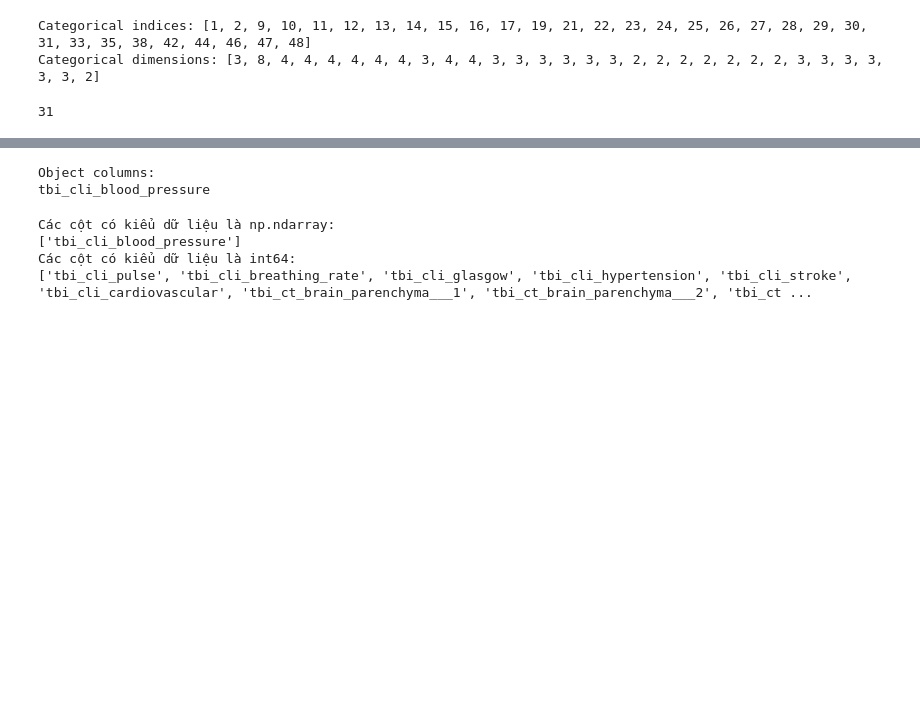
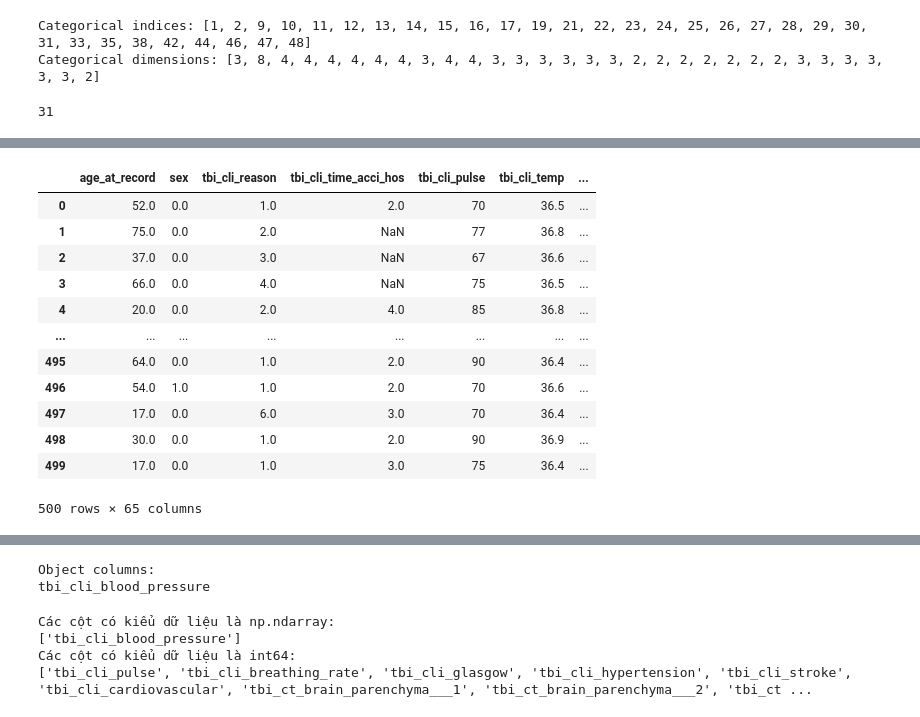
Before and after one commit to khiemducdoan/MyBachelorThesis, a Jupyter notebook: dataset/dataset_confinement.ipynb, the cells around one changed output, grey strips where cells are left out. Cells and saved outputs as stored; diff of their text form; code cells hidden in the pictures; blank space fills up the shorter version.

```diff
--- a/dataset/dataset_confinement.ipynb
+++ b/dataset/dataset_confinement.ipynb
@@ -219,0 +477,16 @@ print(len(cat_idxs))
+# %%
+df.head(500)
+# %% [output]
+|  | age_at_record | sex | tbi_cli_reason | tbi_cli_time_acci_hos | tbi_cli_pulse | tbi_cli_temp | ... |
+| 0 | 52.0 | 0.0 | 1.0 | 2.0 | 70 | 36.5 | ... |
+| 1 | 75.0 | 0.0 | 2.0 | NaN | 77 | 36.8 | ... |
+| 2 | 37.0 | 0.0 | 3.0 | NaN | 67 | 36.6 | ... |
+| 3 | 66.0 | 0.0 | 4.0 | NaN | 75 | 36.5 | ... |
+| 4 | 20.0 | 0.0 | 2.0 | 4.0 | 85 | 36.8 | ... |
+| ... | ... | ... | ... | ... | ... | ... | ... |
+| 495 | 64.0 | 0.0 | 1.0 | 2.0 | 90 | 36.4 | ... |
+| 496 | 54.0 | 1.0 | 1.0 | 2.0 | 70 | 36.6 | ... |
+| 497 | 17.0 | 0.0 | 6.0 | 3.0 | 70 | 36.4 | ... |
+| 498 | 30.0 | 0.0 | 1.0 | 2.0 | 90 | 36.9 | ... |
+| 499 | 17.0 | 0.0 | 1.0 | 3.0 | 75 | 36.4 | ... |
+500 rows × 65 columns
```
Also changed, not shown: parts of 16 cells of this notebook, 13 other files.
